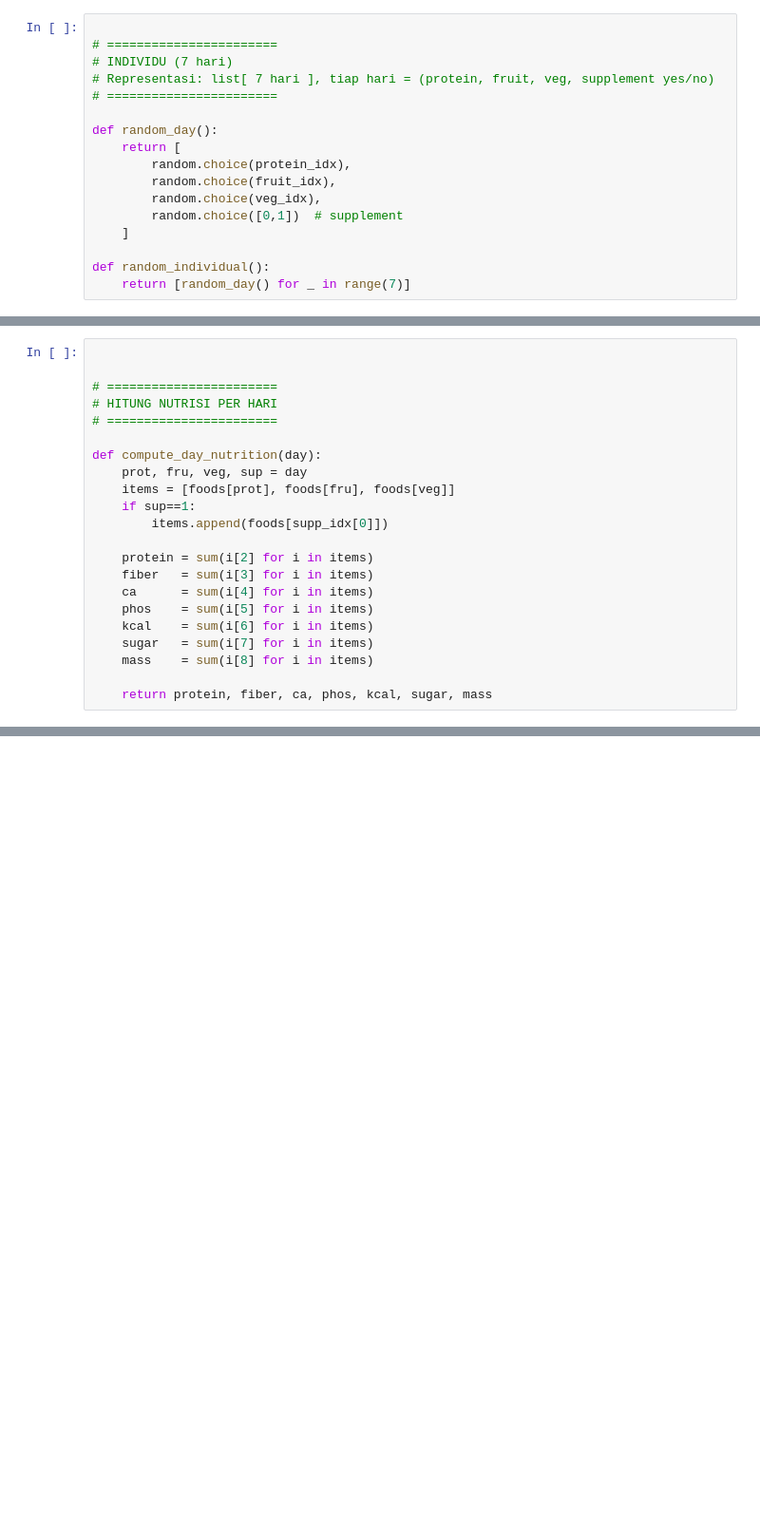
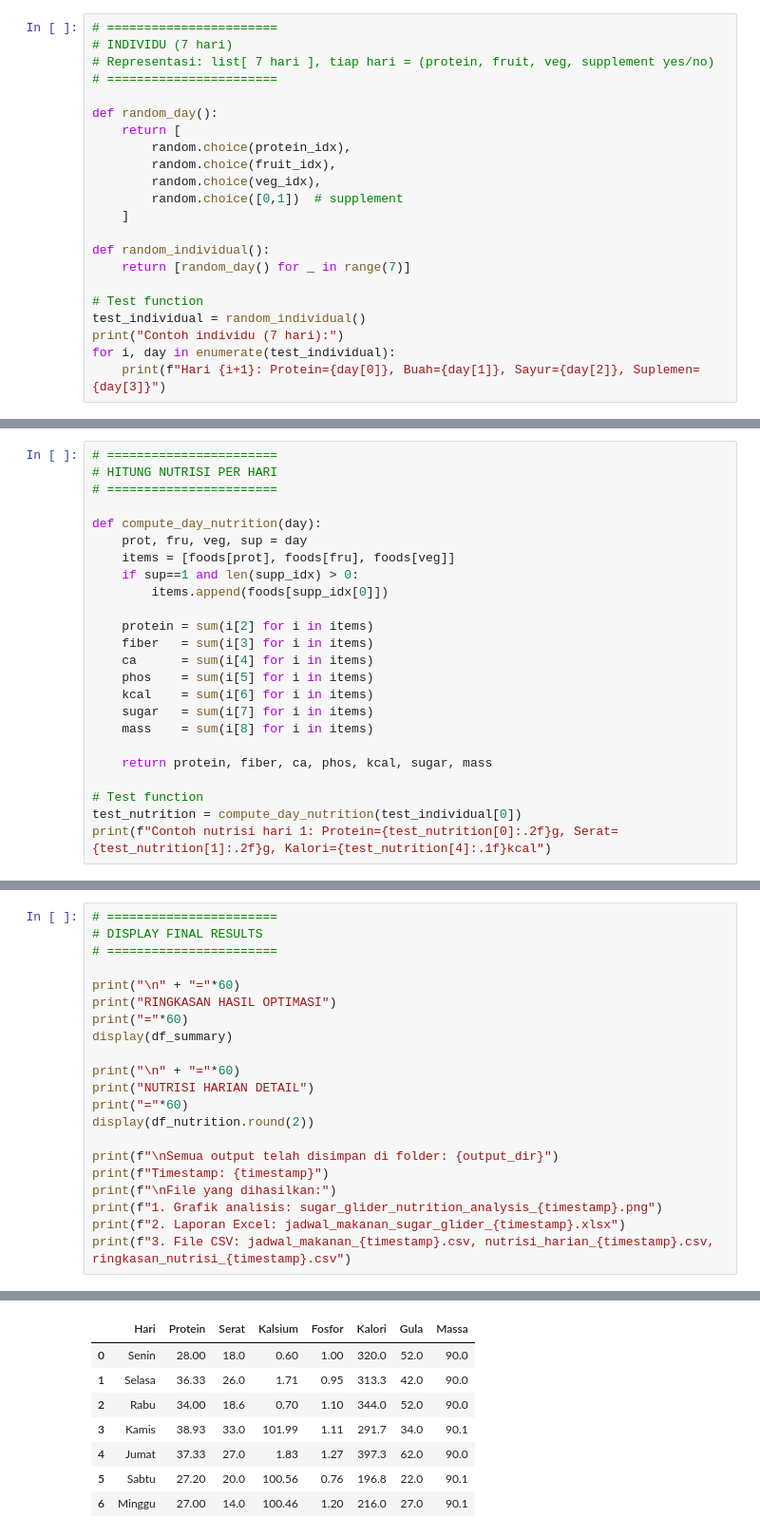
Before and after one commit to Vigian-AI/SugarGliderAlgen, a Jupyter notebook: PenjadwalanMakanSugarGlider.ipynb, the cells around one changed output, grey strips where cells are left out. Shown at 95% size. Cells and saved outputs as stored; diff of their text form; blank space fills up the shorter version.

```diff
--- a/PenjadwalanMakanSugarGlider.ipynb
+++ b/PenjadwalanMakanSugarGlider.ipynb
@@ -36,5 +124,4 @@ supp_idx    = [i for i,f in enumerate(foods) if f[1]=="supp"]
 # %%
-
 # =======================
 # INDIVIDU (7 hari)
 # Representasi: list[ 7 hari ], tiap hari = (protein, fruit, veg, supplement yes/no)
@@ -50,3 +137,9 @@ def random_day():
 
 def random_individual():
     return [random_day() for _ in range(7)]
+
+# Test function
+test_individual = random_individual()
+print("Contoh individu (7 hari):")
+for i, day in enumerate(test_individual):
+    print(f"Hari {i+1}: Protein={day[0]}, Buah={day[1]}, Sayur={day[2]}, Suplemen={day[3]}")
@@ -53,6 +155,4 @@ def random_individual():
 # %%
-
-
 # =======================
 # HITUNG NUTRISI PER HARI
 # =======================
@@ -60,7 +160,7 @@ def random_individual():
 def compute_day_nutrition(day):
     prot, fru, veg, sup = day
     items = [foods[prot], foods[fru], foods[veg]]
-    if sup==1:
+    if sup==1 and len(supp_idx) > 0:
         items.append(foods[supp_idx[0]])
 
     protein = sum(i[2] for i in items)
@@ -72,3 +172,7 @@ def compute_day_nutrition(day):
     mass    = sum(i[8] for i in items)
 
     return protein, fiber, ca, phos, kcal, sugar, mass
+
+# Test function
+test_nutrition = compute_day_nutrition(test_individual[0])
+print(f"Contoh nutrisi hari 1: Protein={test_nutrition[0]:.2f}g, Serat={test_nutrition[1]:.2f}g, Kalori={test_nutrition[4]:.1f}kcal")
@@ -166,0 +748,22 @@ df
+# %%
+# =======================
+# DISPLAY FINAL RESULTS
+# =======================
+
+print("\n" + "="*60)
+print("RINGKASAN HASIL OPTIMASI")
+print("="*60)
+display(df_summary)
+
+print("\n" + "="*60)
+print("NUTRISI HARIAN DETAIL")
+print("="*60)
+display(df_nutrition.round(2))
+
+print(f"\nSemua output telah disimpan di folder: {output_dir}")
+print(f"Timestamp: {timestamp}")
+print(f"\nFile yang dihasilkan:")
+print(f"1. Grafik analisis: sugar_glider_nutrition_analysis_{timestamp}.png")
+print(f"2. Laporan Excel: jadwal_makanan_sugar_glider_{timestamp}.xlsx")
+print(f"3. File CSV: jadwal_makanan_{timestamp}.csv, nutrisi_harian_{timestamp}.csv, ringkasan_nutrisi_{timestamp}.csv")
+# %% [output]
@@ -166,0 +789,8 @@ df
+|  | Hari | Protein | Serat | Kalsium | Fosfor | Kalori | Gula | Massa |
+| 0 | Senin | 28.00 | 18.0 | 0.60 | 1.00 | 320.0 | 52.0 | 90.0 |
+| 1 | Selasa | 36.33 | 26.0 | 1.71 | 0.95 | 313.3 | 42.0 | 90.0 |
+| 2 | Rabu | 34.00 | 18.6 | 0.70 | 1.10 | 344.0 | 52.0 | 90.0 |
+| 3 | Kamis | 38.93 | 33.0 | 101.99 | 1.11 | 291.7 | 34.0 | 90.1 |
+| 4 | Jumat | 37.33 | 27.0 | 1.83 | 1.27 | 397.3 | 62.0 | 90.0 |
+| 5 | Sabtu | 27.20 | 20.0 | 100.56 | 0.76 | 196.8 | 22.0 | 90.1 |
+| 6 | Minggu | 27.00 | 14.0 | 100.46 | 1.20 | 216.0 | 27.0 | 90.1 |
```
Also changed, not shown: parts of 15 cells of this notebook, 15 other files.
